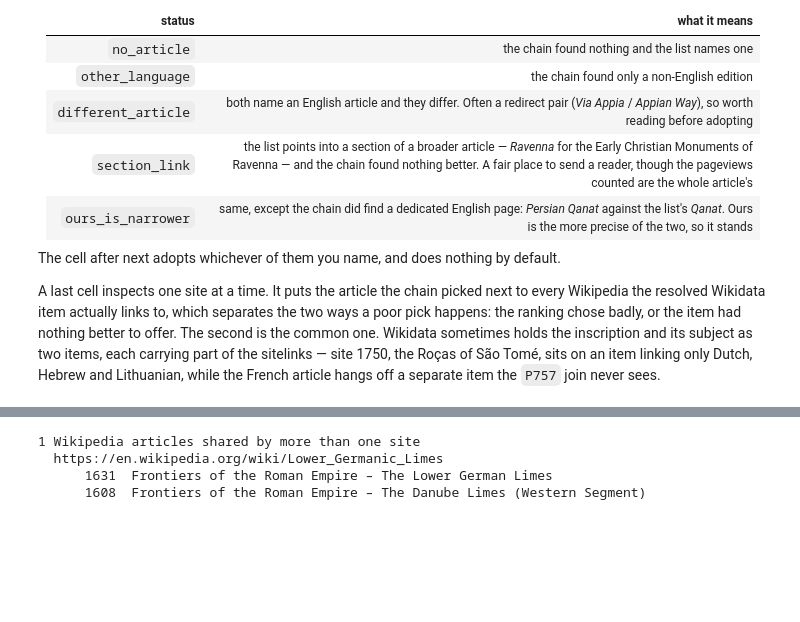
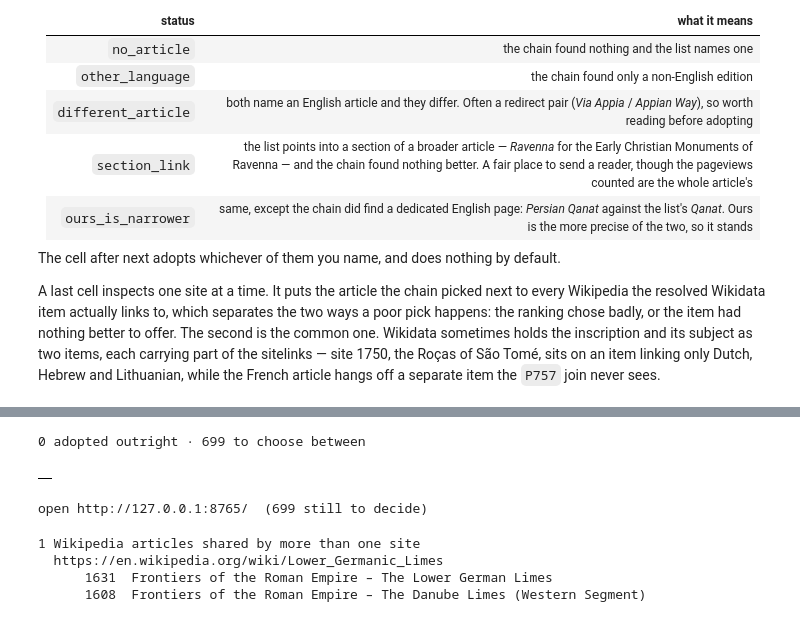
Before and after one commit to tdemareuil/inherited-globe, a Jupyter notebook: pipeline.ipynb, the cells around one changed output, grey strips where cells are left out. Cells and saved outputs as stored; diff of their text form; code cells hidden in the pictures; blank space fills up the shorter version.

```diff
--- a/pipeline.ipynb
+++ b/pipeline.ipynb
@@ -843,28 +884,47 @@ whole category of disagreement at once, this one is for the calls worth making b
 # %%
 # The sites worth a human glance, with what the index and the search turned up for
 # each. Cached: re-running this is free, and deleting REVIEW_QUEUE_CACHE
 # rebuilds it from scratch.
 whc_queue, whc_adopted = [], []
 cached = ph.read_json_cache(REVIEW_QUEUE_CACHE)
 if cached.get("queue") is not None:
     whc_queue, whc_adopted = cached["queue"], cached.get("adopted", [])
     print(f"{len(whc_queue)} loaded from cache")
 elif RUN_ARTICLE_CANDIDATES:
     whc_queue, whc_adopted = ph.build_review_queue(
         df, wikidata_map, whc_listed)
     ph.rank_by_description(whc_queue, df)   # reads each candidate against the site
     ph.write_json_atomic(REVIEW_QUEUE_CACHE, {"queue": whc_queue, "adopted": whc_adopted})
     if whc_adopted:
         ph.write_json_atomic(WIKIDATA_CACHE, wikidata_map)
 
+# A queue built before redirects were resolved still lists the index's titles as
+# written, and many are redirects to the very article the API already found. This settles
+# those, and adopts the sites where the index links one article that outscores every
+# other option. Sites you already decided in the review page are never touched.
+if whc_queue and RUN_ARTICLE_CANDIDATES:
+    whc_queue, more, agreed = ph.tighten_review_queue(
+        whc_queue, wikidata_map, skip_ids=ph.read_json_cache(ARTICLE_DECISIONS))
+    if more or agreed:
+        whc_adopted += more
+        ph.write_json_atomic(WIKIDATA_CACHE, wikidata_map)
+        ph.write_json_atomic(REVIEW_QUEUE_CACHE, {"queue": whc_queue, "adopted": whc_adopted})
+    print(f"{len(agreed)} redirect pairs, not a disagreement · {len(more)} adopted: "
+          f"the index's one article beat every other option")
+
 print(f"{len(whc_adopted)} adopted outright · {len(whc_queue)} to choose between")
 pd.DataFrame(whc_adopted).head(15)
+# %% [output]
+0 adopted outright · 699 to choose between
+|  |
 # %%
 # Opens the review page. Go and pick, then run the next cell — and again whenever you
 # have worked through more of the list. Re-running this cell just reopens the page.
 review = article_review.serve(whc_queue, ARTICLE_DECISIONS, port=REVIEW_PORT) if whc_queue else None
 print(f"open {review.url}  ({review.pending()} still to decide)" if review
       else "nothing to review")
+# %% [output]
+open http://127.0.0.1:8765/  (699 still to decide)
 # %%
 # Adopt what you chose. Re-run this as often as you like; it rewrites the same entries.
 whc_decisions = ph.read_json_cache(ARTICLE_DECISIONS)
```
Also changed, not shown: parts of 11 cells of this notebook, 2 other files.
